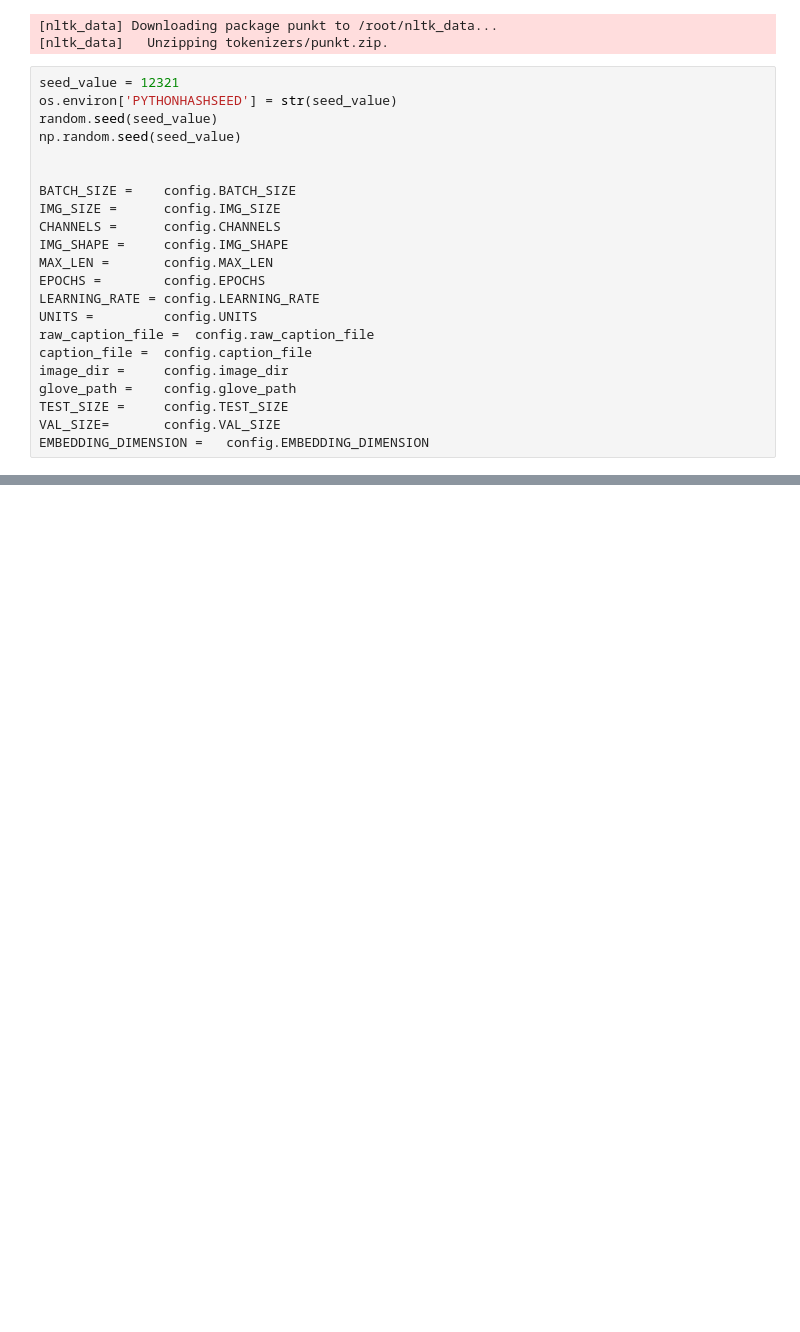
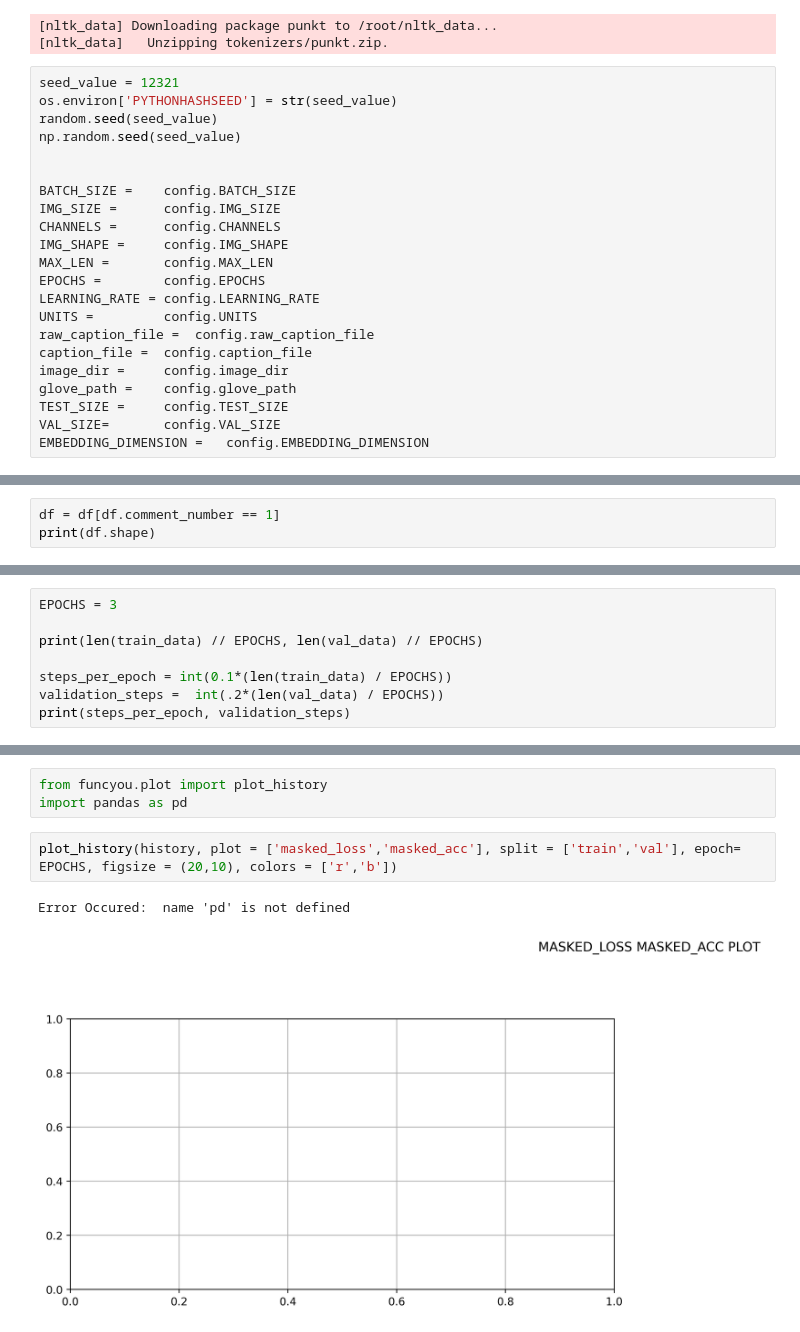
Before and after one commit to tikendraw/caption-generator, a Jupyter notebook: train_notebook.ipynb, the cells around one changed output, grey strips where cells are left out. Saved outputs shown, nothing was run; the diff lists cells and outputs as text; blank space fills up the shorter version.

```diff
--- a/train_notebook.ipynb
+++ b/train_notebook.ipynb
@@ -93,0 +135,3 @@ pathh = Path('/content/kaggle.json')
+# %%
+df = df[df.comment_number == 1]
+print(df.shape)
@@ -93,0 +264,8 @@ pathh = Path('/content/kaggle.json')
+# %%
+EPOCHS = 3
+
+print(len(train_data) // EPOCHS, len(val_data) // EPOCHS)
+
+steps_per_epoch = int(0.1*(len(train_data) / EPOCHS))
+validation_steps =  int(.2*(len(val_data) / EPOCHS))
+print(steps_per_epoch, validation_steps)
@@ -93,0 +295,8 @@ pathh = Path('/content/kaggle.json')
+# %%
+from funcyou.plot import plot_history
+import pandas as pd
+# %%
+plot_history(history, plot = ['masked_loss','masked_acc'], split = ['train','val'], epoch= EPOCHS, figsize = (20,10), colors = ['r','b'])
+# %% [output]
+Error Occured:  name 'pd' is not defined
+[figure, added]
```
Also changed, not shown: parts of 24 cells of this notebook.
